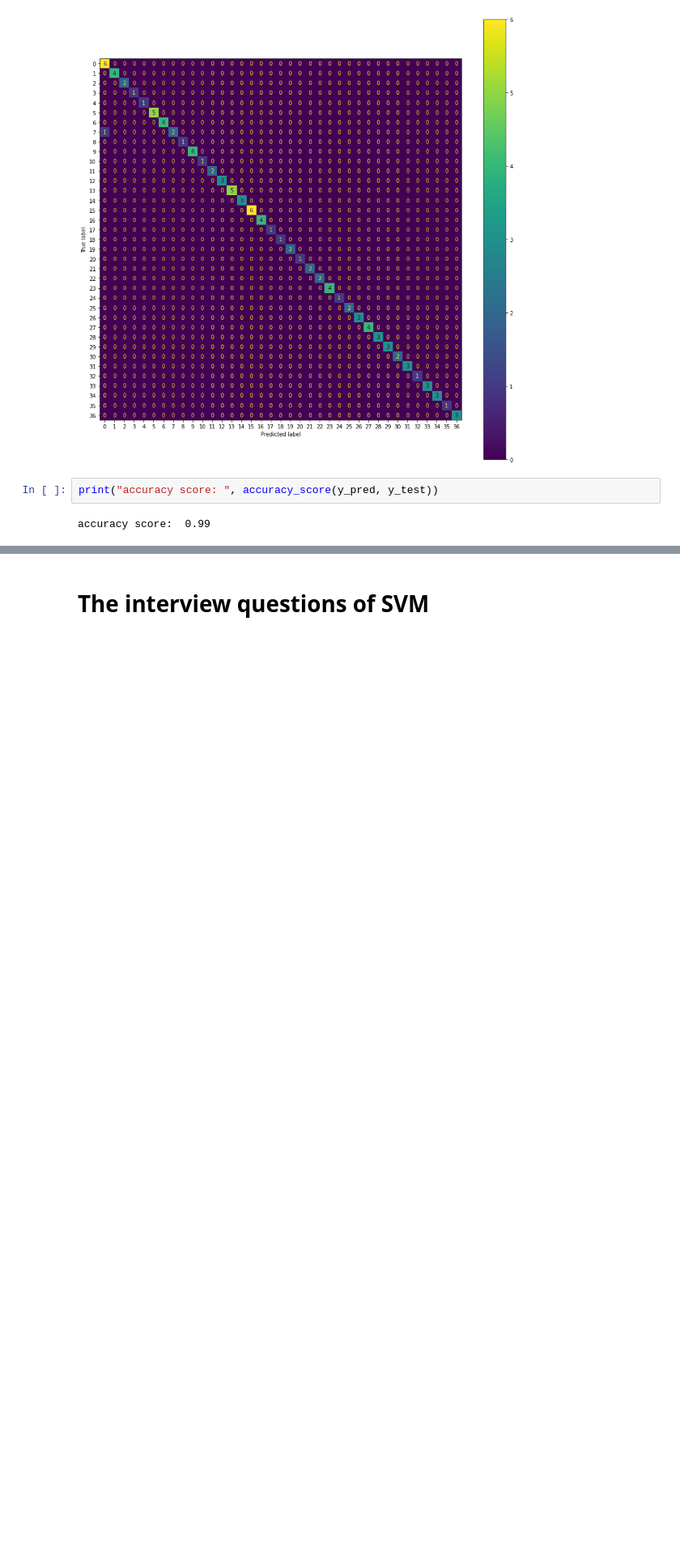
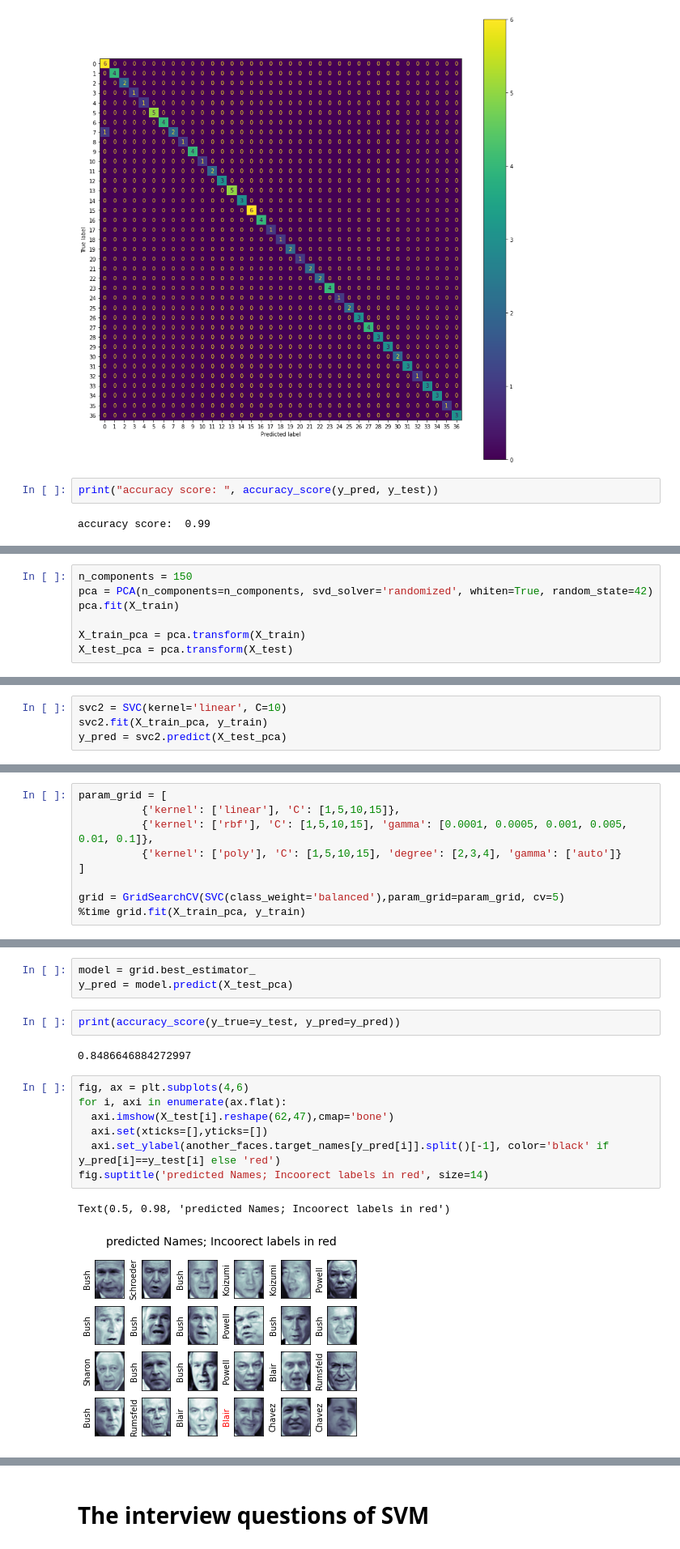
Before and after one commit to yeb2Binfang/ECE-GY-9163-ML-cyber, a Jupyter notebook: Lab/SVM_lab.ipynb, the cells around one changed output, grey strips where cells are left out. Shown at 81% size. Cells and saved outputs as stored; diff of their text form; blank space fills up the shorter version.

```diff
--- a/Lab/SVM_lab.ipynb
+++ b/Lab/SVM_lab.ipynb
@@ -691,0 +781,7 @@ accuracy score:  0.99
+# %%
+n_components = 150
+pca = PCA(n_components=n_components, svd_solver='randomized', whiten=True, random_state=42)
+pca.fit(X_train)
+
+X_train_pca = pca.transform(X_train)
+X_test_pca = pca.transform(X_test)
@@ -691,0 +792,4 @@ accuracy score:  0.99
+# %%
+svc2 = SVC(kernel='linear', C=10)
+svc2.fit(X_train_pca, y_train)
+y_pred = svc2.predict(X_test_pca)
@@ -691,0 +817,9 @@ accuracy score:  0.99
+# %%
+param_grid = [
+          {'kernel': ['linear'], 'C': [1,5,10,15]},
+          {'kernel': ['rbf'], 'C': [1,5,10,15], 'gamma': [0.0001, 0.0005, 0.001, 0.005, 0.01, 0.1]},
+          {'kernel': ['poly'], 'C': [1,5,10,15], 'degree': [2,3,4], 'gamma': ['auto']}
+]
+
+grid = GridSearchCV(SVC(class_weight='balanced'),param_grid=param_grid, cv=5)
+%time grid.fit(X_train_pca, y_train)
@@ -691,0 +858,17 @@ accuracy score:  0.99
+# %%
+model = grid.best_estimator_
+y_pred = model.predict(X_test_pca)
+# %%
+print(accuracy_score(y_true=y_test, y_pred=y_pred))
+# %% [output]
+0.8486646884272997
+# %%
+fig, ax = plt.subplots(4,6)
+for i, axi in enumerate(ax.flat):
+  axi.imshow(X_test[i].reshape(62,47),cmap='bone')
+  axi.set(xticks=[],yticks=[])
+  axi.set_ylabel(another_faces.target_names[y_pred[i]].split()[-1], color='black' if y_pred[i]==y_test[i] else 'red')
+fig.suptitle('predicted Names; Incoorect labels in red', size=14)
+# %% [output]
+Text(0.5, 0.98, 'predicted Names; Incoorect labels in red')
+[figure, added]
```
Also changed, not shown: parts of 27 cells of this notebook.
